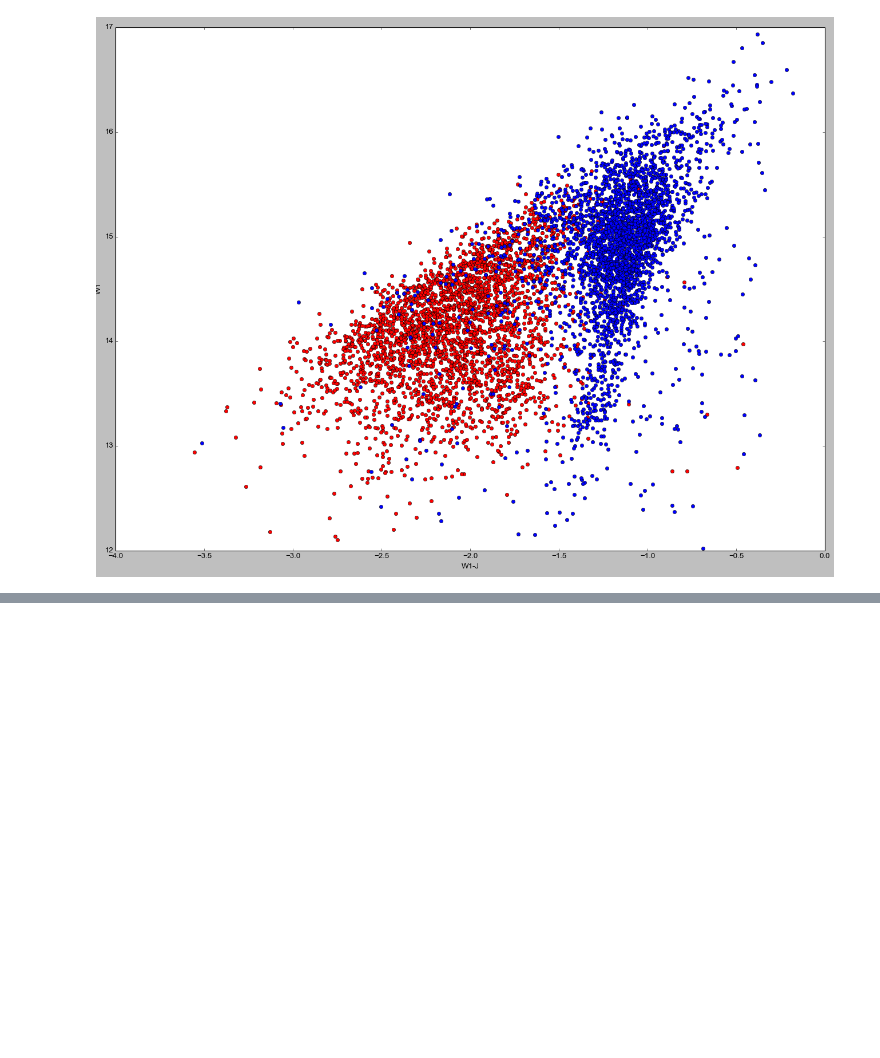
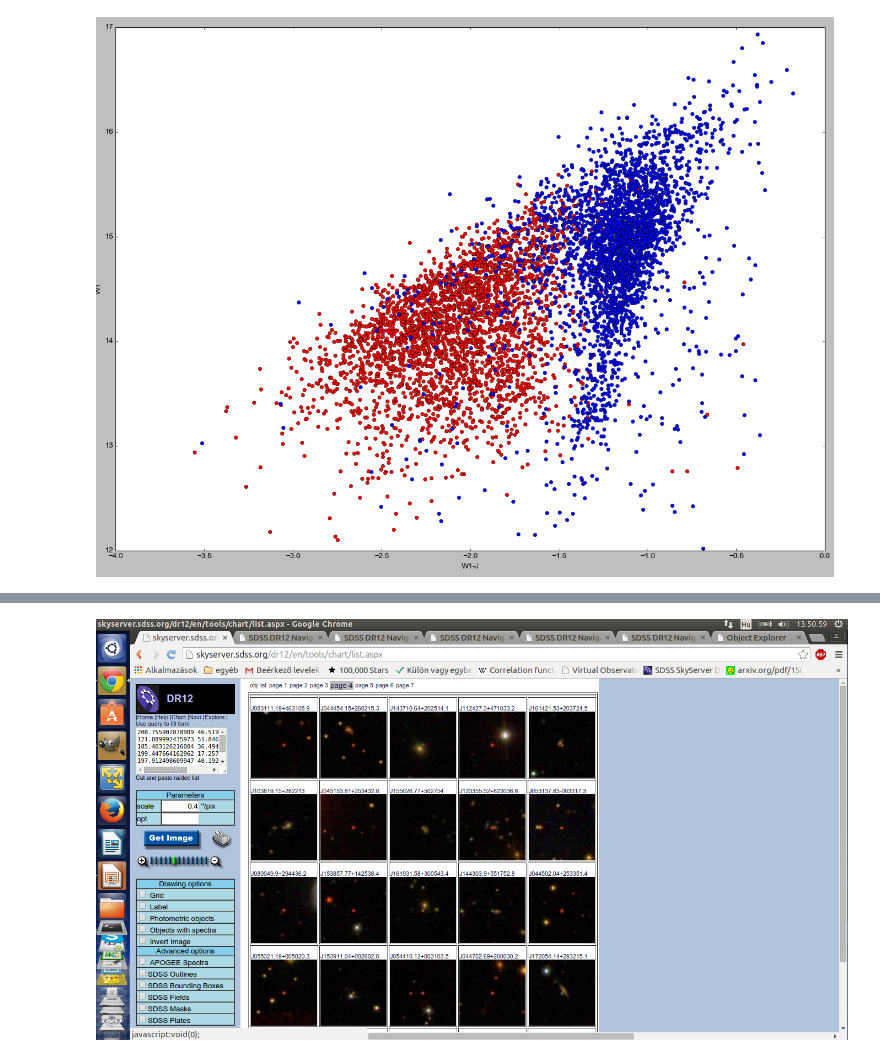
Before and after one commit to ggalgoczi/wise2mass, a Jupyter notebook: gxstarsep_2.ipynb, the cells around one changed output, grey strips where cells are left out. Cells and saved outputs as stored; diff of their text form; code cells hidden in the pictures; blank space fills up the shorter version.

```diff
--- a/gxstarsep_2.ipynb
+++ b/gxstarsep_2.ipynb
@@ -93,0 +295,4 @@ Image(filename='finalgood.png')
+# %%
+Image(filename='starswronglyclass.png')
+# %% [output]
+[figure, added]
```
Also changed, not shown: parts of 3 cells of this notebook.
